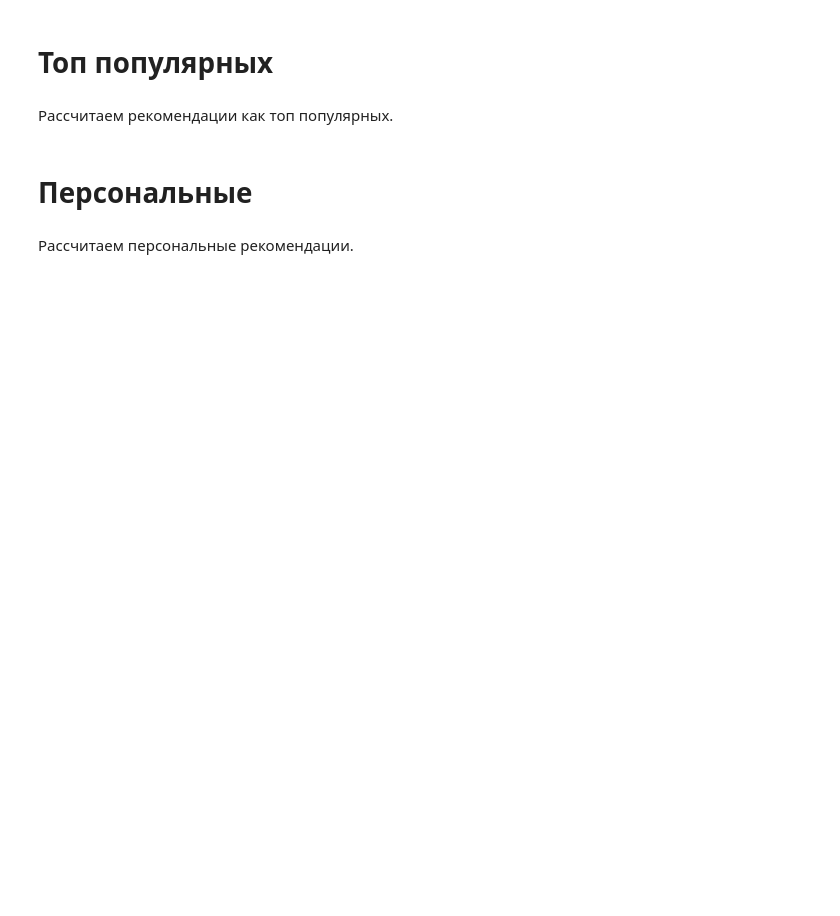
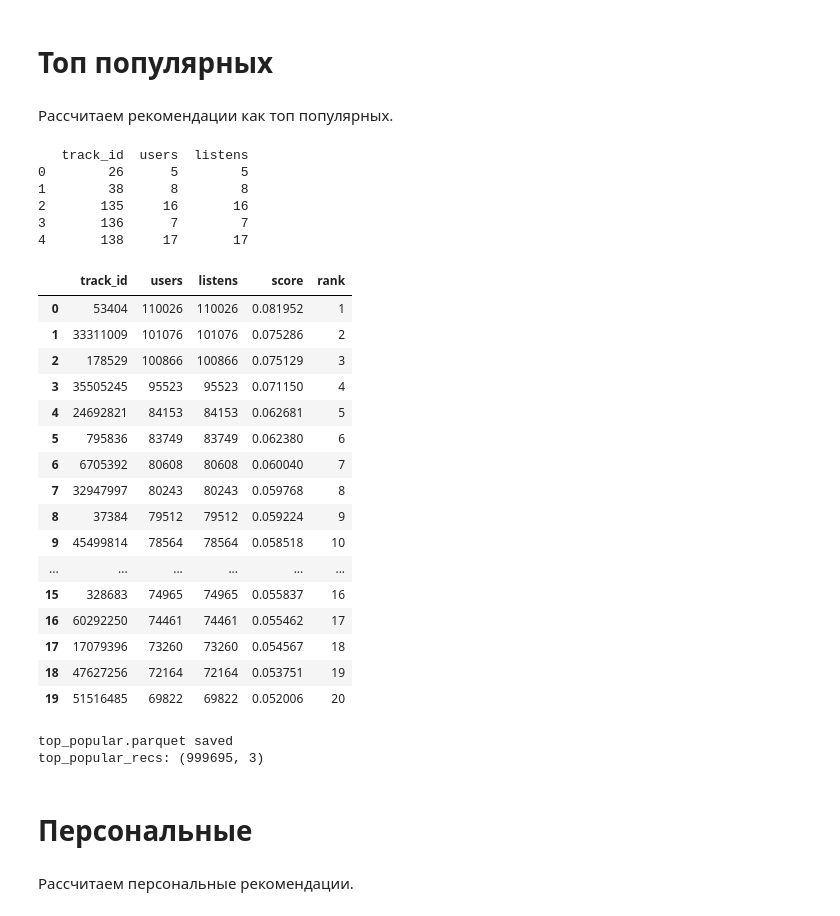
Before and after one commit to spbvt/mle-project-sprint-4-v001, a Jupyter notebook: recommendations.ipynb, the cells around one changed output. Cells and saved outputs as stored; diff of their text form; code cells hidden in the pictures; blank space fills up the shorter version.

```diff
--- a/recommendations.ipynb
+++ b/recommendations.ipynb
@@ -568,3 +632,14 @@ events.parquet: 1001.07 MB
 # Разбиение данных
 # %% [markdown]
 Разбиваем данные на тренировочную, тестовую выборки.
+# %%
+train_test_split_date = pd.to_datetime("2022-12-16")
+
+events_train = events[events["started_at"] < train_test_split_date].copy()
+events_test = events[events["started_at"] >= train_test_split_date].copy()
+
+print("events_train:", events_train.shape)
+print("events_test:", events_test.shape)
+
+print("train dates:", events_train["started_at"].min(), events_train["started_at"].max())
+print("test dates:", events_test["started_at"].min(), events_test["started_at"].max())
@@ -572,6 +665,72 @@ events.parquet: 1001.07 MB
 # Топ популярных
 # %% [markdown]
 Рассчитаем рекомендации как топ популярных.
+# %%
+# Рассчитаем популярность по train (без утечки данных)
+
+top_popular = (
+    events_train
+    .groupby("track_id")
+    .agg(
+        users=("user_id", "nunique"),
+        listens=("user_id", "count")
+    )
+    .reset_index()
+)
+
+print(top_popular.head(5))
+# %% [output]
+   track_id  users  listens
+0        26      5        5
+1        38      8        8
+2       135     16       16
+3       136      7        7
+4       138     17       17
+# %%
+# Добавим score - доля пользователей train, которые слушали трек
+
+train_users_count = events_train["user_id"].nunique()
+
+top_popular["score"] = top_popular["users"] / train_users_count
+
+top_popular = top_popular.sort_values(
+    ["score", "listens", "track_id"],
+    ascending=[False, False, True]
+).reset_index(drop=True)
+
+top_popular["rank"] = top_popular.index + 1
+
+display(top_popular.head(20))
+# %% [output]
+|  | track_id | users | listens | score | rank |
+| 0 | 53404 | 110026 | 110026 | 0.081952 | 1 |
+| 1 | 33311009 | 101076 | 101076 | 0.075286 | 2 |
+| 2 | 178529 | 100866 | 100866 | 0.075129 | 3 |
+| 3 | 35505245 | 95523 | 95523 | 0.071150 | 4 |
+| 4 | 24692821 | 84153 | 84153 | 0.062681 | 5 |
+| 5 | 795836 | 83749 | 83749 | 0.062380 | 6 |
+| 6 | 6705392 | 80608 | 80608 | 0.060040 | 7 |
+| 7 | 32947997 | 80243 | 80243 | 0.059768 | 8 |
+| 8 | 37384 | 79512 | 79512 | 0.059224 | 9 |
+| 9 | 45499814 | 78564 | 78564 | 0.058518 | 10 |
+| ... | ... | ... | ... | ... | ... |
+| 15 | 328683 | 74965 | 74965 | 0.055837 | 16 |
+| 16 | 60292250 | 74461 | 74461 | 0.055462 | 17 |
+| 17 | 17079396 | 73260 | 73260 | 0.054567 | 18 |
+| 18 | 47627256 | 72164 | 72164 | 0.053751 | 19 |
+| 19 | 51516485 | 69822 | 69822 | 0.052006 | 20 |
+# %%
+# Сохраним рекомендации
+
+top_popular_recs = top_popular[["track_id", "score", "rank"]].copy()
+
+top_popular_recs.to_parquet("top_popular.parquet", index=False)
+
+print("top_popular.parquet saved")
+print("top_popular_recs:", top_popular_recs.shape)
+# %% [output]
+top_popular.parquet saved
+top_popular_recs: (999695, 3)
 # %% [markdown]
 # Персональные
 # %% [markdown]
```
Also changed, not shown: parts of 38 cells of this notebook, 1 other file.
